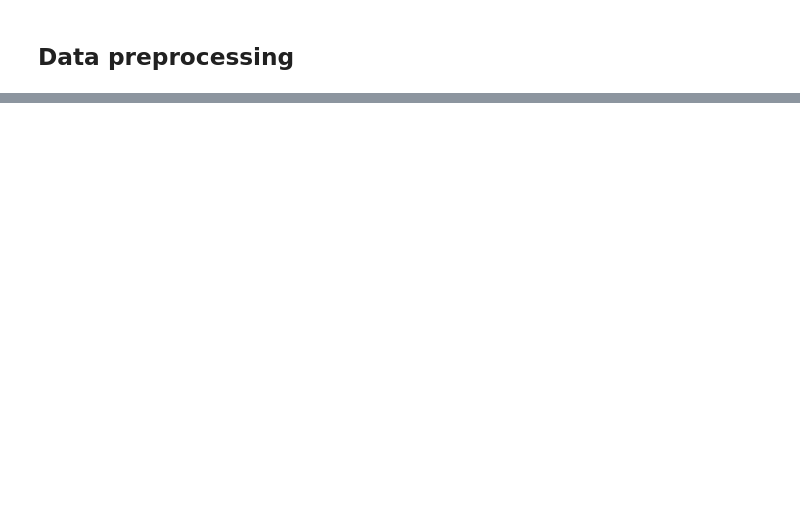
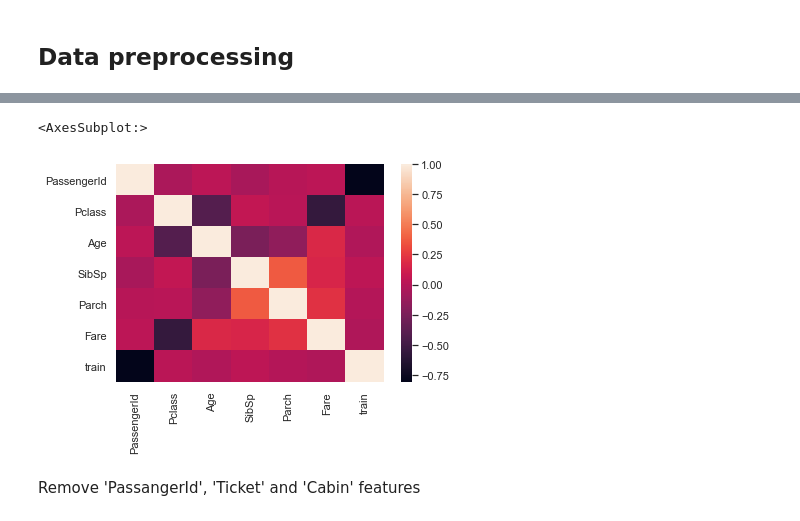
Before and after one commit to mz2300/mz_data_science, a Jupyter notebook: Titanic/Titanic.ipynb, the cells around one changed output, grey strips where cells are left out. Drawn from its saved outputs; the diff is of its cells as text; code cells hidden in the pictures; blank space fills up the shorter version.

```diff
--- a/Titanic/Titanic.ipynb
+++ b/Titanic/Titanic.ipynb
@@ -23,8 +44,8 @@ X, y = df_train.drop('Survived', axis = 1), df_train['Survived']
 # %% [markdown]
 ### Test dataset
 # %%
-df_test = pd.read_csv('data/test.csv')
-df_test.head()
+test_data = pd.read_csv('data/test.csv')
+test_data.head()
 # %% [output]
 |  | PassengerId | Pclass | Name | Sex | Age | SibSp | Parch | Ticket | Fare | Cabin | ... |
 | 0 | 892 | 3 | Kelly, Mr. James | male | 34.5 | 0 | 0 | 330911 | 7.8292 | NaN | ... |
@@ -351,0 +132,5 @@ predictions = rf_cl.predict(X_test_updated)
+# %%
+train_data['train'] = 1
+test_data['train'] = 0
+common_data = pd.concat([train_data, test_data], ignore_index = True)
+common_data
@@ -351,0 +151,7 @@ predictions = rf_cl.predict(X_test_updated)
+# %%
+sns.heatmap(common_data.corr())
+# %% [output]
+<AxesSubplot:>
+[figure, added]
+# %% [markdown]
+Remove 'PassangerId', 'Ticket' and 'Cabin' features
```
Also changed, not shown: parts of 107 cells of this notebook, 4 other files.
